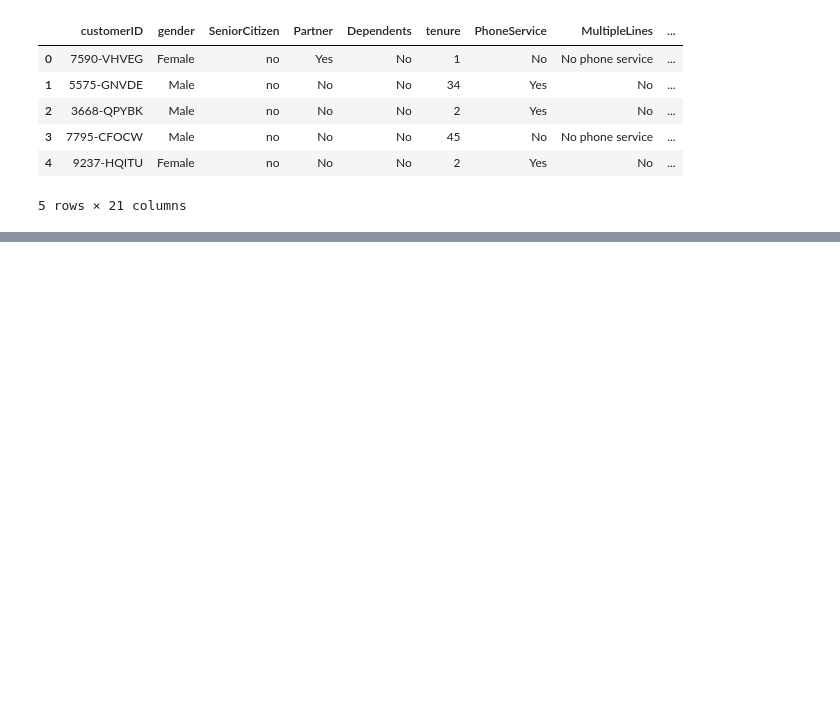
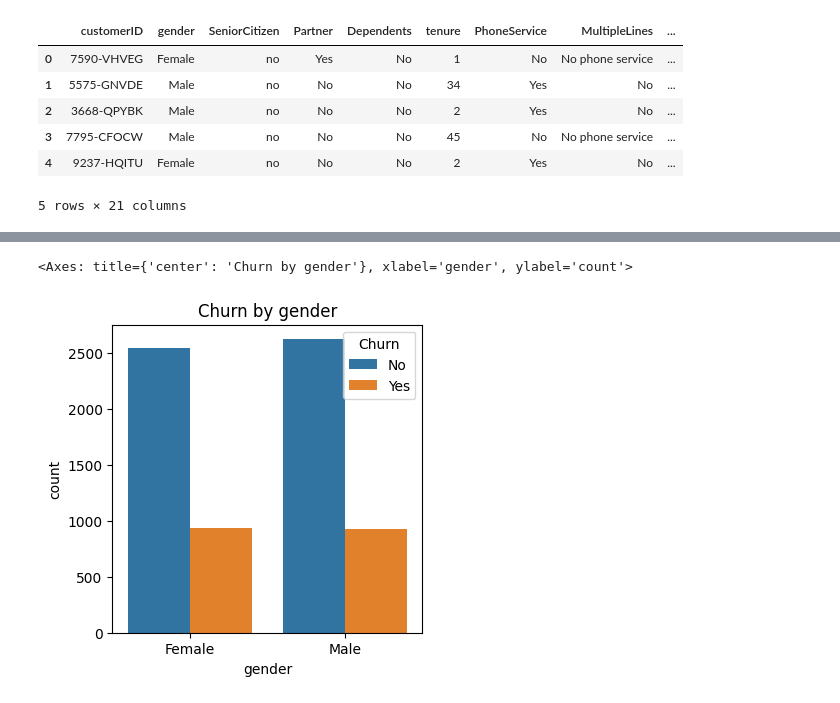
Before and after one commit to nazkisam/DataAnalysisTelecom, a Jupyter notebook: exploration.ipynb, the cells around one changed output, grey strips where cells are left out. Drawn from its saved outputs; the diff is of its cells as text; code cells hidden in the pictures; blank space fills up the shorter version.

```diff
--- a/exploration.ipynb
+++ b/exploration.ipynb
@@ -94,0 +141,9 @@ df.head()
+# %%
+#from the above pie chart 26.54 percent customers have churned out
+#let's find the reason behind it according to the gender.
+plt.figure(figsize = (4,4))
+plt.title("Churn by gender")
+sns.countplot(x = "gender", data= df, hue = "Churn")
+# %% [output]
+<Axes: title={'center': 'Churn by gender'}, xlabel='gender', ylabel='count'>
+[figure, added]
```
Also changed, not shown: parts of 9 cells of this notebook.
